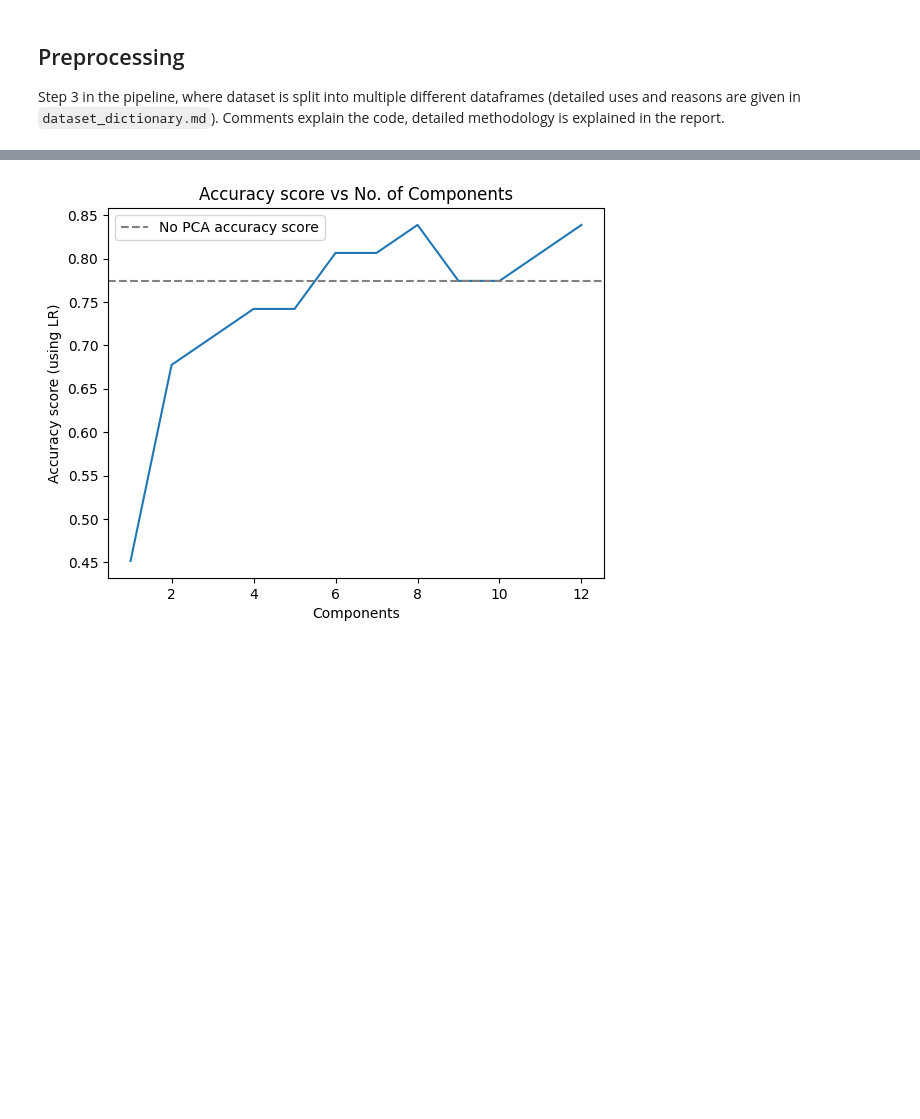
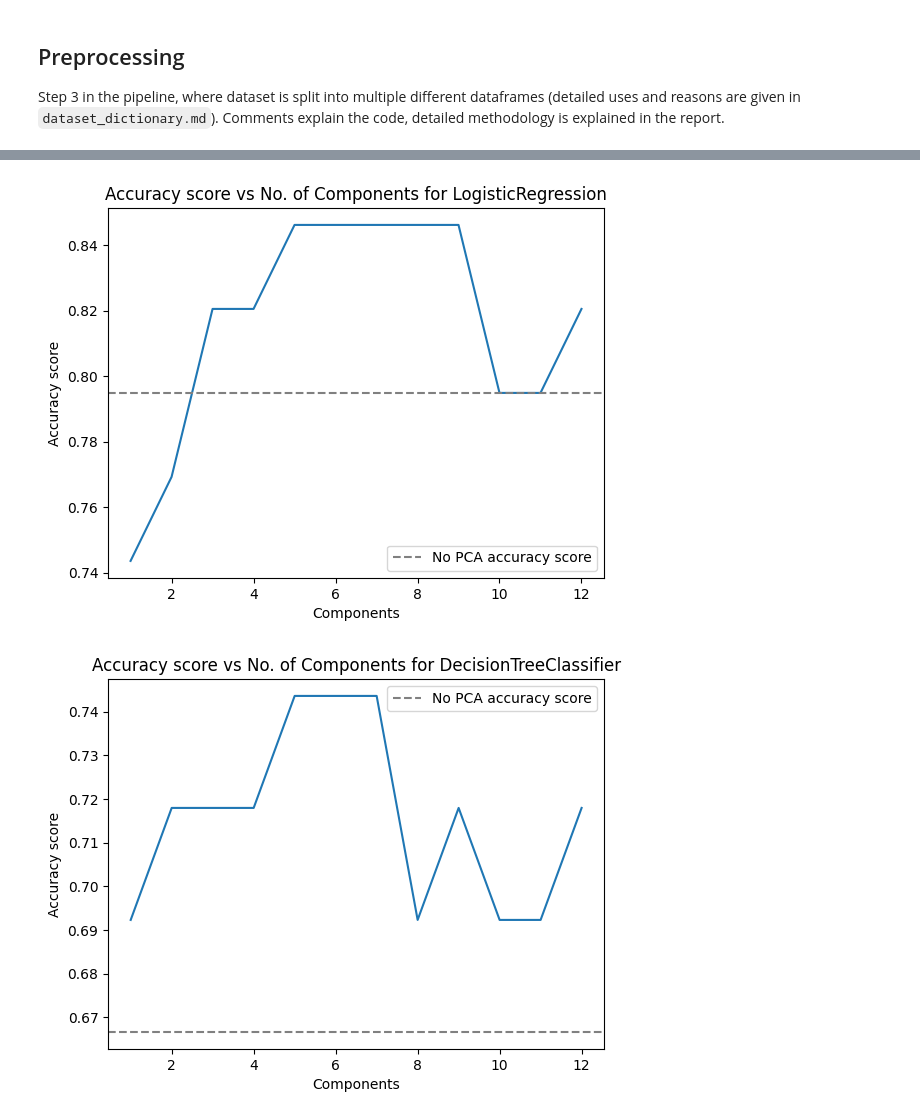
Before and after one commit to Soemon007/DS203_GroupProject, a Jupyter notebook: code/Preprocessing.ipynb, the cells around one changed output, grey strips where cells are left out. Drawn from its saved outputs; the diff is of its cells as text; code cells hidden in the pictures; blank space fills up the shorter version.

```diff
--- a/code/Preprocessing.ipynb
+++ b/code/Preprocessing.ipynb
@@ -29,7 +32,7 @@ Y = df.Level
 
 # Splitting data into test/train/validation (stratified split i.e roughly each class appears in the same amount in each split)
 x_trv,x_te,y_trv,y_te = train_test_split(X,Y,random_state=10,stratify=Y,test_size=0.2)
-x_tr,x_v,y_tr,y_v = train_test_split(x_trv,y_trv,random_state=10,stratify=y_trv,test_size=0.2)
+x_tr,x_v,y_tr,y_v = train_test_split(x_trv,y_trv,random_state=10,stratify=y_trv,test_size=0.25)
 
 print("Percentages of each class are-")
 print(f"For train set\n{y_tr.value_counts()/len(y_tr)*100}\nFor validation set\n{y_v.value_counts()/len(y_v)*100}\
@@ -106,10 +84,9 @@ dtype: int64
 # %%
-n = len(x_tr.columns)
-LR_pipe = Pipeline ([("prep", ColumnTransformer([("num",RobustScaler(),num_cols)], remainder="passthrough")),("model",LogisticRegression())]) # currently doesnt scale binary values
-PCA_pipe = Pipeline ([("prep", ColumnTransformer([("num",RobustScaler(),num_cols)], remainder="passthrough")),("model",PCA(n_components=n))]) # currently doesnt scale binary values
+n = len(x_tr_clean.columns)
+pca = PCA(n_components=n)
 
-components =PCA_pipe.fit_transform(x_tr)
-explained_var = PCA_pipe["model"].explained_variance_ratio_
+components =pca.fit_transform(x_tr_clean)
+explained_var = pca.explained_variance_ratio_
 cumulative_var = np.cumsum(explained_var)
 
 plt.bar(list(range(1,n+1)), explained_var,label = "Component Explained variance ")
@@ -125,10 +102,12 @@ plt.show()
 # %%
 principal_loading = pd.DataFrame()
 for i in range(10):
- comp = np.abs(PCA_pipe["model"].components_[i])
+ comp = np.abs(pca.components_[i])
  ind =np.argpartition(comp,-5)[-5:]
  ind = ind[np.argsort(-comp[ind])]
- principal_loading[f"PC{i+1}"] = x_tr.columns[ind]
-principal_loading #Each column contains the top 5 features which contributed the most to that component
+ principal_loading[f"PC{i+1}"] = x_tr_clean.columns[ind]
+
+# Each column contains the top 5 features which contributed the most to that component
+principal_loading
 # %% [output]
 |  | PC1 | PC2 | PC3 | PC4 | PC5 | PC6 | PC7 | PC8 | PC9 | PC10 |
@@ -140,23 +119,24 @@ principal_loading #Each column contains the top 5 features which contributed the
 # %%
-LR_pipe.fit(x_tr,y_tr)
-y_no_pca = LR_pipe.predict(x_v)
+pca_data = pca.transform(x_v_clean)
 
-pca_data = PCA_pipe.transform(x_v)
-model = LogisticRegression() #we dont use the pipeline sinc PCA pipeline handles scaling
-accuracies = []
-for i in range(1,13): # after 15 its too many components
-     model = LogisticRegression()
-     model.fit(components[:,0:i],y_tr)
-     y_pca = model.predict(pca_data[:,0:i])
-     accuracies.append(accuracy_score(y_v,y_pca))
+# Random states of a model have been fixed so as to get reproducible results
+for model in [LogisticRegression(random_state = 10), DecisionTreeClassifier(random_state = 10), RandomForestClassifier(random_state = 10)]:
+     accuracies = []
+     model.fit(x_tr_clean,y_tr)
+     y_no_pca = model.predict(x_v_clean)
+     for i in range(1,13): # We dont check PCA with a high number of components since the point of PCA is to reduce components
+      model.fit(components[:,0:i],y_tr)
+      y_pca = model.predict(pca_data[:,0:i])
+      accuracies.append(accuracy_score(y_v,y_pca))
 
-
-plt.plot(list(range(1,13)),accuracies)
-plt.xlabel("Components")
-plt.ylabel("Accuracy score (using LR)")
-plt.axhline(accuracy_score(y_v,y_no_pca), color="grey",linestyle = "--",label="No PCA accuracy score")
-plt.legend()
-plt.title("Accuracy score vs No. of Components")
-plt.show()
+     plt.plot(list(range(1,13)),accuracies)
+     plt.xlabel("Components")
+     plt.ylabel("Accuracy score")
+     plt.axhline(accuracy_score(y_v,y_no_pca), color="grey",linestyle = "--",label="No PCA accuracy score")
+     plt.legend()
+     name = str(model).replace("()","")
+     plt.title(f"Accuracy score vs No. of Components for {name}")
+     plt.show()
 # %% [output]
-[figure, old version]
+[figure, new version]
+[figure, added]
```
Also changed, not shown: parts of 11 cells of this notebook.
